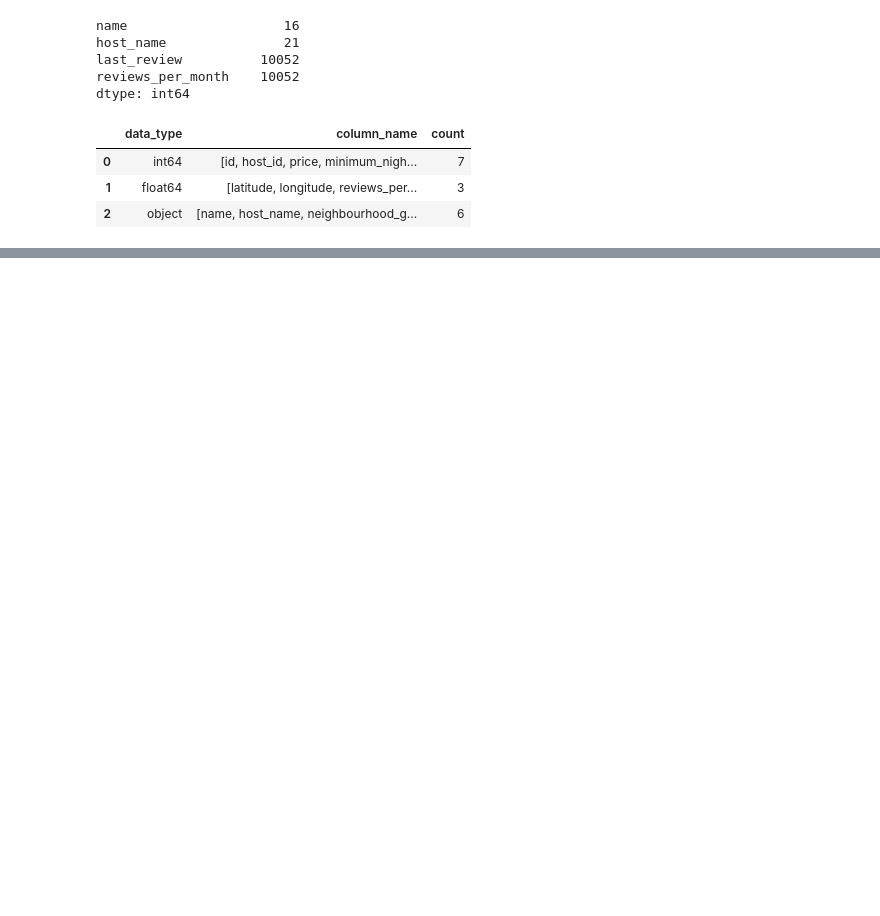
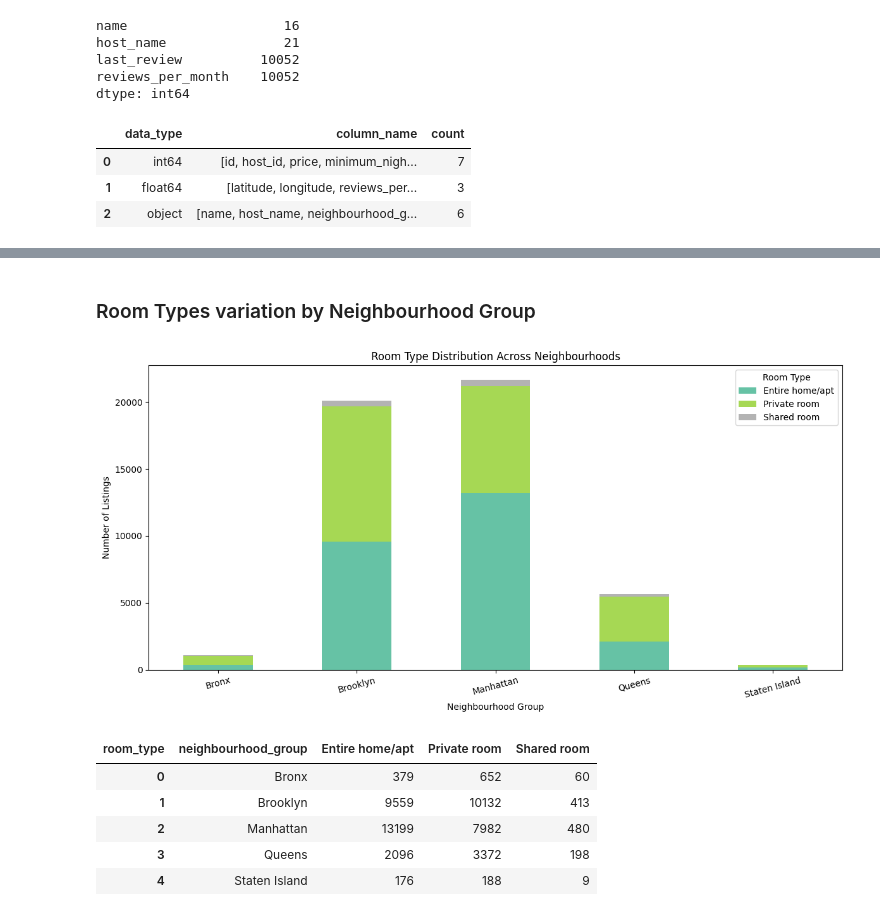
Before and after one commit to msalaverri/machine-learning-python-msalaverri, a Jupyter notebook: src/explore.ipynb, the cells around one changed output, grey strips where cells are left out. Drawn from its saved outputs; the diff is of its cells as text; code cells hidden in the pictures; blank space fills up the shorter version.

```diff
--- a/src/explore.ipynb
+++ b/src/explore.ipynb
@@ -115,0 +193,23 @@ dtype: int64
+# %% [markdown]
+### Room Types variation by Neighbourhood Group
+# %%
+room_dist = df.groupby(['neighbourhood_group', 'room_type']).size().unstack().fillna(0)
+
+room_dist.plot(kind='bar', stacked=True, figsize=(12, 6), colormap='Set2')
+plt.title('Room Type Distribution Across Neighbourhoods')
+plt.ylabel('Number of Listings')
+plt.xlabel('Neighbourhood Group')
+plt.xticks(rotation=15)
+plt.legend(title='Room Type')
+plt.tight_layout()
+plt.show()
+
+room_dist.reset_index()
+# %% [output]
+[figure, added]
+| room_type | neighbourhood_group | Entire home/apt | Private room | Shared room |
+| 0 | Bronx | 379 | 652 | 60 |
+| 1 | Brooklyn | 9559 | 10132 | 413 |
+| 2 | Manhattan | 13199 | 7982 | 480 |
+| 3 | Queens | 2096 | 3372 | 198 |
+| 4 | Staten Island | 176 | 188 | 9 |
```
Also changed, not shown: parts of 16 cells of this notebook.
